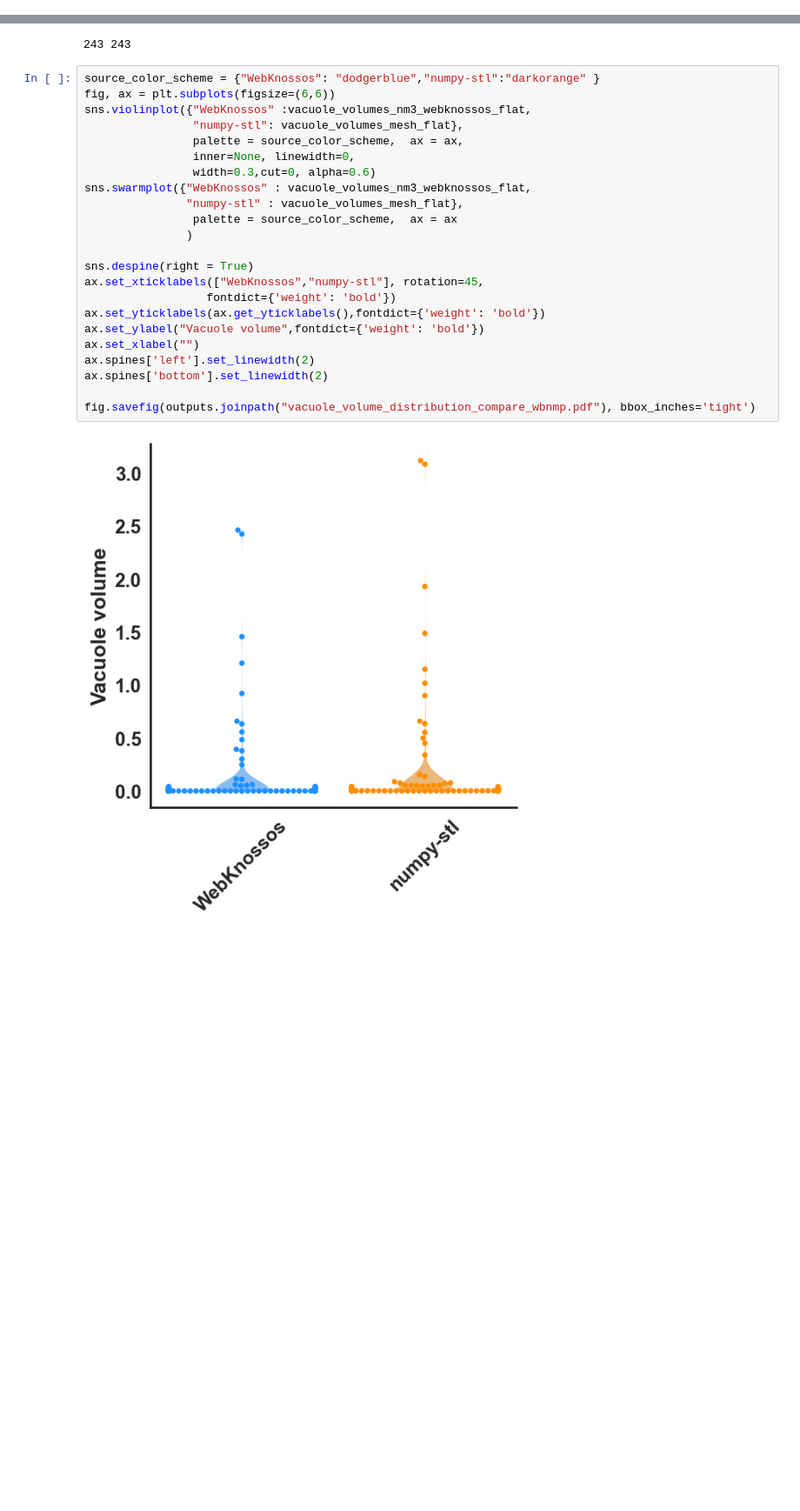
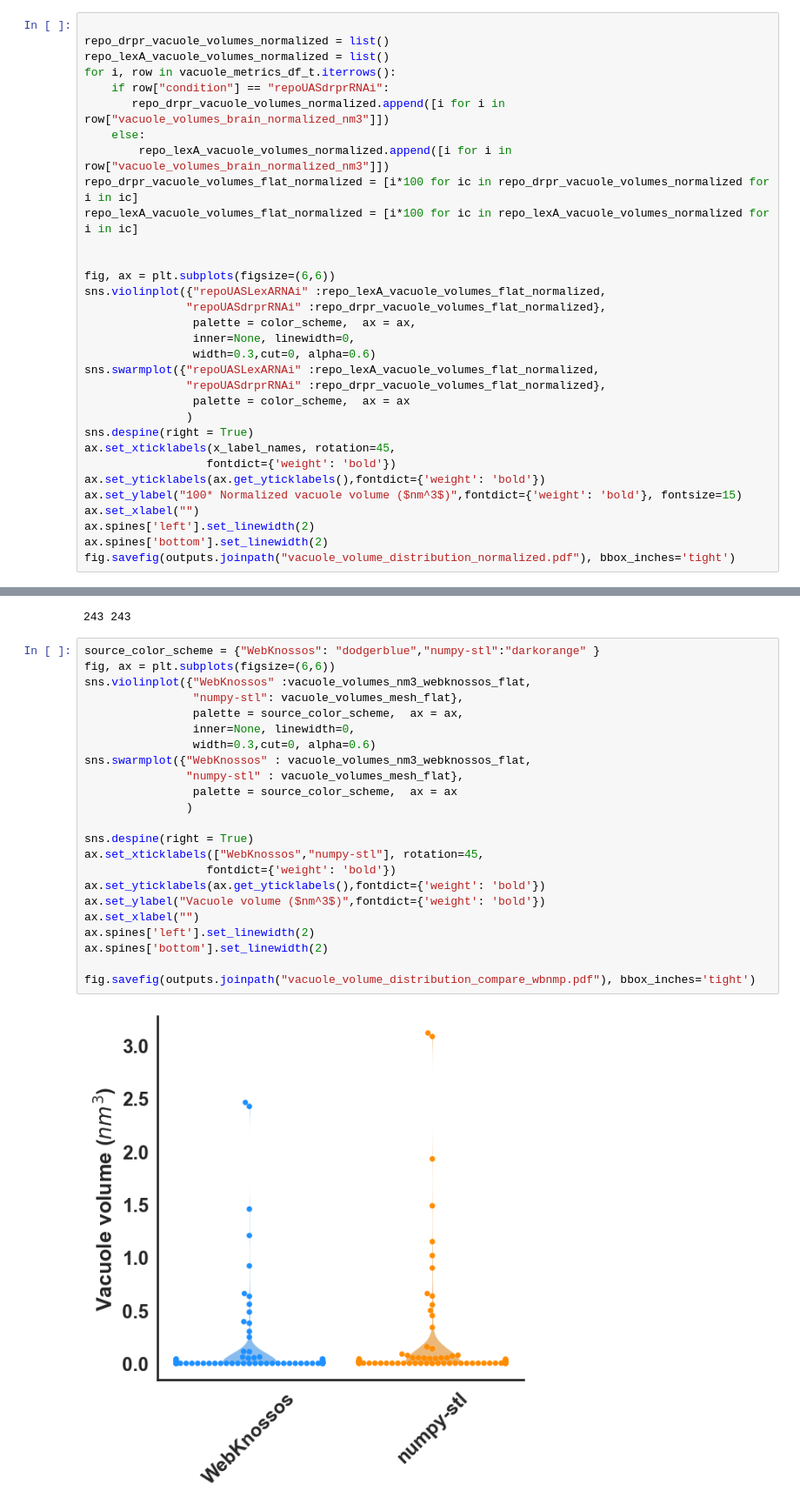
Before and after one commit to McCallLabBU/neurodegeneration_vacuole_quantification, a Jupyter notebook: notebooks/quantify_vacuoles_fromWebknossosexport_LiuBandyadka2024.ipynb, the cells around one changed output, grey strips where cells are left out. Shown: that part at 87% size. Drawn from its saved outputs; the diff is of its cells as text; blank space fills up the shorter version.

```diff
--- a/notebooks/quantify_vacuoles_fromWebknossosexport_LiuBandyadka2024.ipynb
+++ b/notebooks/quantify_vacuoles_fromWebknossosexport_LiuBandyadka2024.ipynb
@@ -196,0 +199,32 @@ fig.savefig(outputs.joinpath("vacuole_volume_distribution.pdf"), bbox_inches='ti
+# %%
+
+repo_drpr_vacuole_volumes_normalized = list()
+repo_lexA_vacuole_volumes_normalized = list()
+for i, row in vacuole_metrics_df_t.iterrows():
+    if row["condition"] == "repoUASdrprRNAi":
+       repo_drpr_vacuole_volumes_normalized.append([i for i in row["vacuole_volumes_brain_normalized_nm3"]])
+    else:
+        repo_lexA_vacuole_volumes_normalized.append([i for i in row["vacuole_volumes_brain_normalized_nm3"]])
+repo_drpr_vacuole_volumes_flat_normalized = [i*100 for ic in repo_drpr_vacuole_volumes_normalized for i in ic]
+repo_lexA_vacuole_volumes_flat_normalized = [i*100 for ic in repo_lexA_vacuole_volumes_normalized for i in ic]
+
+
+fig, ax = plt.subplots(figsize=(6,6))
+sns.violinplot({"repoUASLexARNAi" :repo_lexA_vacuole_volumes_flat_normalized,
+               "repoUASdrprRNAi" :repo_drpr_vacuole_volumes_flat_normalized},
+                palette = color_scheme,  ax = ax,
+                inner=None, linewidth=0,
+                width=0.3,cut=0, alpha=0.6)
+sns.swarmplot({"repoUASLexARNAi" :repo_lexA_vacuole_volumes_flat_normalized,
+               "repoUASdrprRNAi" :repo_drpr_vacuole_volumes_flat_normalized},
+                palette = color_scheme,  ax = ax
+               )
+sns.despine(right = True)
+ax.set_xticklabels(x_label_names, rotation=45,
+                  fontdict={'weight': 'bold'})
+ax.set_yticklabels(ax.get_yticklabels(),fontdict={'weight': 'bold'})
+ax.set_ylabel("100* Normalized vacuole volume ($nm^3$)",fontdict={'weight': 'bold'}, fontsize=15)
+ax.set_xlabel("")
+ax.spines['left'].set_linewidth(2)
+ax.spines['bottom'].set_linewidth(2)
+fig.savefig(outputs.joinpath("vacuole_volume_distribution_normalized.pdf"), bbox_inches='tight')
@@ -263,25 +299,25 @@ print(len(vacuole_volumes_nm3_webknossos_flat), len(vacuole_volumes_mesh_flat))
 # %%
 source_color_scheme = {"WebKnossos": "dodgerblue","numpy-stl":"darkorange" }
 fig, ax = plt.subplots(figsize=(6,6))
 sns.violinplot({"WebKnossos" :vacuole_volumes_nm3_webknossos_flat,
                 "numpy-stl": vacuole_volumes_mesh_flat},
                 palette = source_color_scheme,  ax = ax,
                 inner=None, linewidth=0,
                 width=0.3,cut=0, alpha=0.6)
 sns.swarmplot({"WebKnossos" : vacuole_volumes_nm3_webknossos_flat,
                "numpy-stl" : vacuole_volumes_mesh_flat},
                 palette = source_color_scheme,  ax = ax
                )
 
 sns.despine(right = True)
 ax.set_xticklabels(["WebKnossos","numpy-stl"], rotation=45,
                   fontdict={'weight': 'bold'})
 ax.set_yticklabels(ax.get_yticklabels(),fontdict={'weight': 'bold'})
-ax.set_ylabel("Vacuole volume",fontdict={'weight': 'bold'})
+ax.set_ylabel("Vacuole volume ($nm^3$)",fontdict={'weight': 'bold'})
 ax.set_xlabel("")
 ax.spines['left'].set_linewidth(2)
 ax.spines['bottom'].set_linewidth(2)
 
 fig.savefig(outputs.joinpath("vacuole_volume_distribution_compare_wbnmp.pdf"), bbox_inches='tight')
 # %% [output]
-[figure, old version]
+[figure, new version]
```
Also changed, not shown: parts of 3 cells of this notebook, 12 other files.
